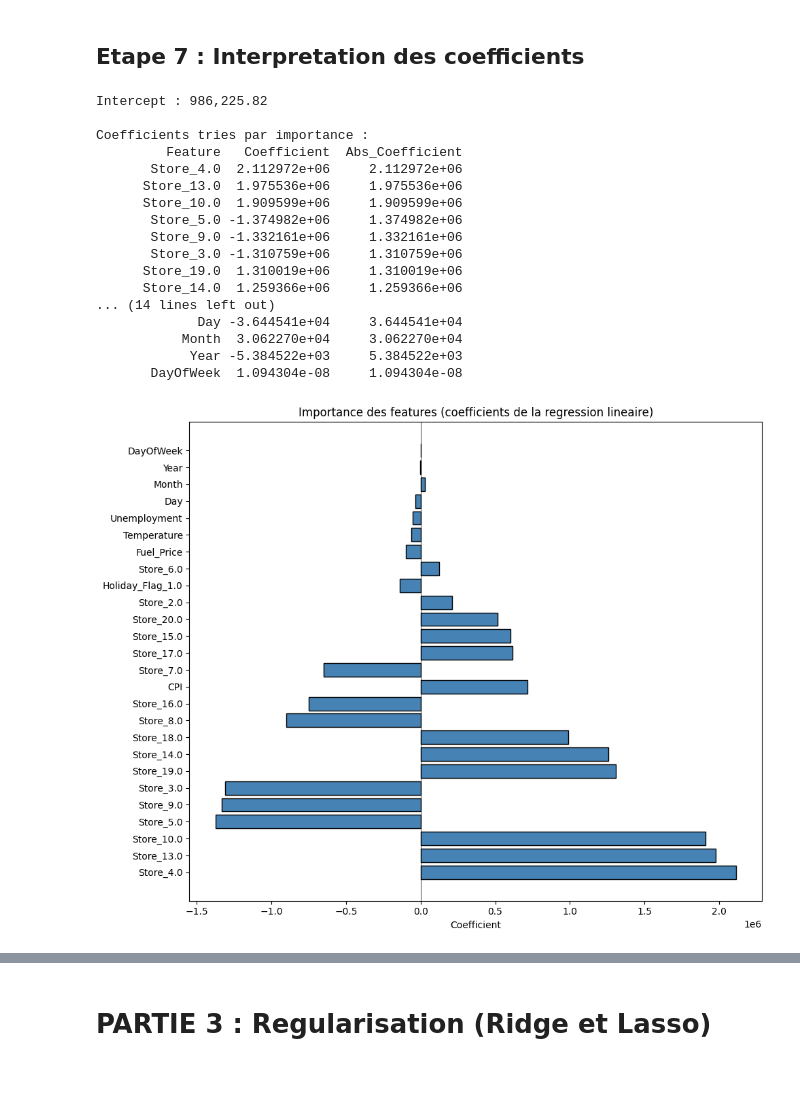
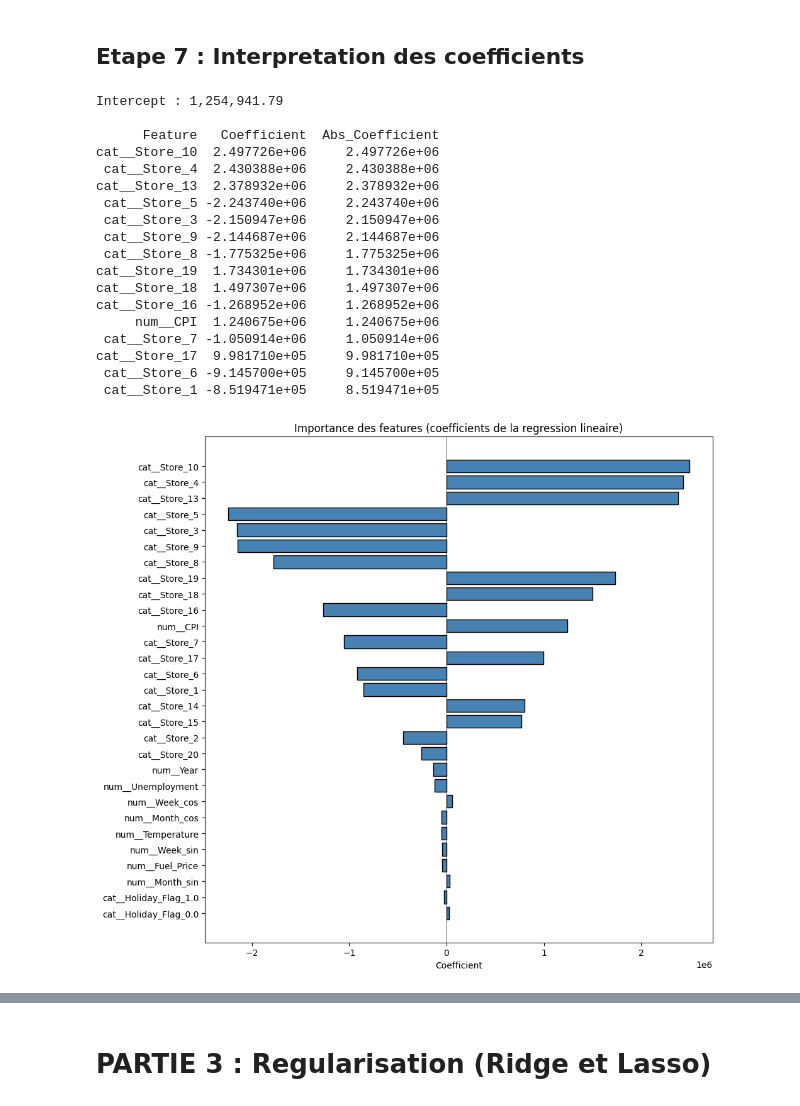
Before and after one commit to emelineroblot/jedha-walmart-project, a Jupyter notebook: 01-Walmart_sales.ipynb, the cells around one changed output, grey strips where cells are left out. Drawn from its saved outputs; the diff is of its cells as text; code cells hidden in the pictures; blank space fills up the shorter version.

```diff
--- a/01-Walmart_sales.ipynb
+++ b/01-Walmart_sales.ipynb
@@ -269,5 +262,0 @@ Nouvelles colonnes creees a partir de Date :
-# %%
-# 3. Supprimer les lignes restantes avec des NaN (features manquantes)
-print(f"NaN restants avant nettoyage :\n{df_clean.isnull().sum()}\n")
-df_clean = df_clean.dropna()
-print(f"Apres suppression de tous les NaN : {len(df_clean)} lignes")
@@ -396,0 +500,11 @@ Features : ['Temperature', 'Fuel_Price', 'CPI', 'Unemployment', 'Year', 'Month',
+# %%
+# Bornes 3-sigma estimees SUR LE TRAIN UNIQUEMENT
+TRAIN_BOUNDS = fit_3sigma_bounds(X_train_full)
+
+print("Bornes estimees sur le train :")
+X_train, y_train, n_removed = apply_3sigma(X_train_full, y_train_full, TRAIN_BOUNDS, verbose=True)
+print(f"\nTrain apres suppression des outliers : {len(X_train)} lignes ({n_removed} supprimee(s))")
+
+# Le hold-out n'est volontairement PAS filtre : il doit representer les donnees
+# telles qu'elles arriveraient en production, outliers compris.
+print(f"Hold-out laisse intact               : {len(X_holdout)} lignes")
@@ -401,13 +697,0 @@ Features : ['Temperature', 'Fuel_Price', 'CPI', 'Unemployment', 'Year', 'Month',
-# %%
-from sklearn.linear_model import LinearRegression
-from sklearn.metrics import mean_squared_error, r2_score, mean_absolute_error
-
-# Entrainer le modele
-lr_model = LinearRegression()
-lr_model.fit(X_train_processed, y_train)
-
-# Predictions sur train et test
-y_train_pred = lr_model.predict(X_train_processed)
-y_test_pred = lr_model.predict(X_test_processed)
-
-print("Modele de regression lineaire entraine.")
@@ -475,43 +779,44 @@ plt.show()
 # %% [markdown]
 ## Etape 7 : Interpretation des coefficients
 # %%
-# Analyser les coefficients du modele
+lr_pipe = build_pipeline(LinearRegression()).fit(X_train, y_train)
+
 coef_df = pd.DataFrame({
-    'Feature': feature_names,
-    'Coefficient': lr_model.coef_
+    'Feature': lr_pipe.named_steps['pre'].get_feature_names_out(),
+    'Coefficient': lr_pipe.named_steps['model'].coef_,
 })
 coef_df['Abs_Coefficient'] = np.abs(coef_df['Coefficient'])
 coef_df = coef_df.sort_values('Abs_Coefficient', ascending=False)
 
-print(f"Intercept : {lr_model.intercept_:,.2f}\n")
-print("Coefficients tries par importance :")
-print(coef_df.to_string(index=False))
+print(f"Intercept : {lr_pipe.named_steps['model'].intercept_:,.2f}\n")
+print(coef_df.head(15).to_string(index=False))
 # %% [output]
-Intercept : 986,225.82
+Intercept : 1,254,941.79
 
-Coefficients tries par importance :
-         Feature   Coefficient  Abs_Coefficient
-       Store_4.0  2.112972e+06     2.112972e+06
-      Store_13.0  1.975536e+06     1.975536e+06
-      Store_10.0  1.909599e+06     1.909599e+06
-       Store_5.0 -1.374982e+06     1.374982e+06
-       Store_9.0 -1.332161e+06     1.332161e+06
-       Store_3.0 -1.310759e+06     1.310759e+06
-      Store_19.0  1.310019e+06     1.310019e+06
-      Store_14.0  1.259366e+06     1.259366e+06
-... (14 lines left out)
-             Day -3.644541e+04     3.644541e+04
-           Month  3.062270e+04     3.062270e+04
-            Year -5.384522e+03     5.384522e+03
-       DayOfWeek  1.094304e-08     1.094304e-08
+      Feature   Coefficient  Abs_Coefficient
+cat__Store_10  2.497726e+06     2.497726e+06
+ cat__Store_4  2.430388e+06     2.430388e+06
+cat__Store_13  2.378932e+06     2.378932e+06
+ cat__Store_5 -2.243740e+06     2.243740e+06
+ cat__Store_3 -2.150947e+06     2.150947e+06
+ cat__Store_9 -2.144687e+06     2.144687e+06
+ cat__Store_8 -1.775325e+06     1.775325e+06
+cat__Store_19  1.734301e+06     1.734301e+06
+cat__Store_18  1.497307e+06     1.497307e+06
+cat__Store_16 -1.268952e+06     1.268952e+06
+     num__CPI  1.240675e+06     1.240675e+06
+ cat__Store_7 -1.050914e+06     1.050914e+06
+cat__Store_17  9.981710e+05     9.981710e+05
+ cat__Store_6 -9.145700e+05     9.145700e+05
+ cat__Store_1 -8.519471e+05     8.519471e+05
 # %%
-# Visualisation des coefficients
-plt.figure(figsize=(10, 8))
+plt.figure(figsize=(10, 9))
 plt.barh(coef_df['Feature'], coef_df['Coefficient'], color='steelblue', edgecolor='black')
 plt.axvline(x=0, color='black', linewidth=0.5)
 plt.xlabel('Coefficient')
 plt.title('Importance des features (coefficients de la regression lineaire)')
+plt.gca().invert_yaxis()
 plt.tight_layout()
 plt.show()
 # %% [output]
-[figure, old version]
+[figure, new version]
```
Also changed, not shown: parts of 64 cells of this notebook, 4 other files.
